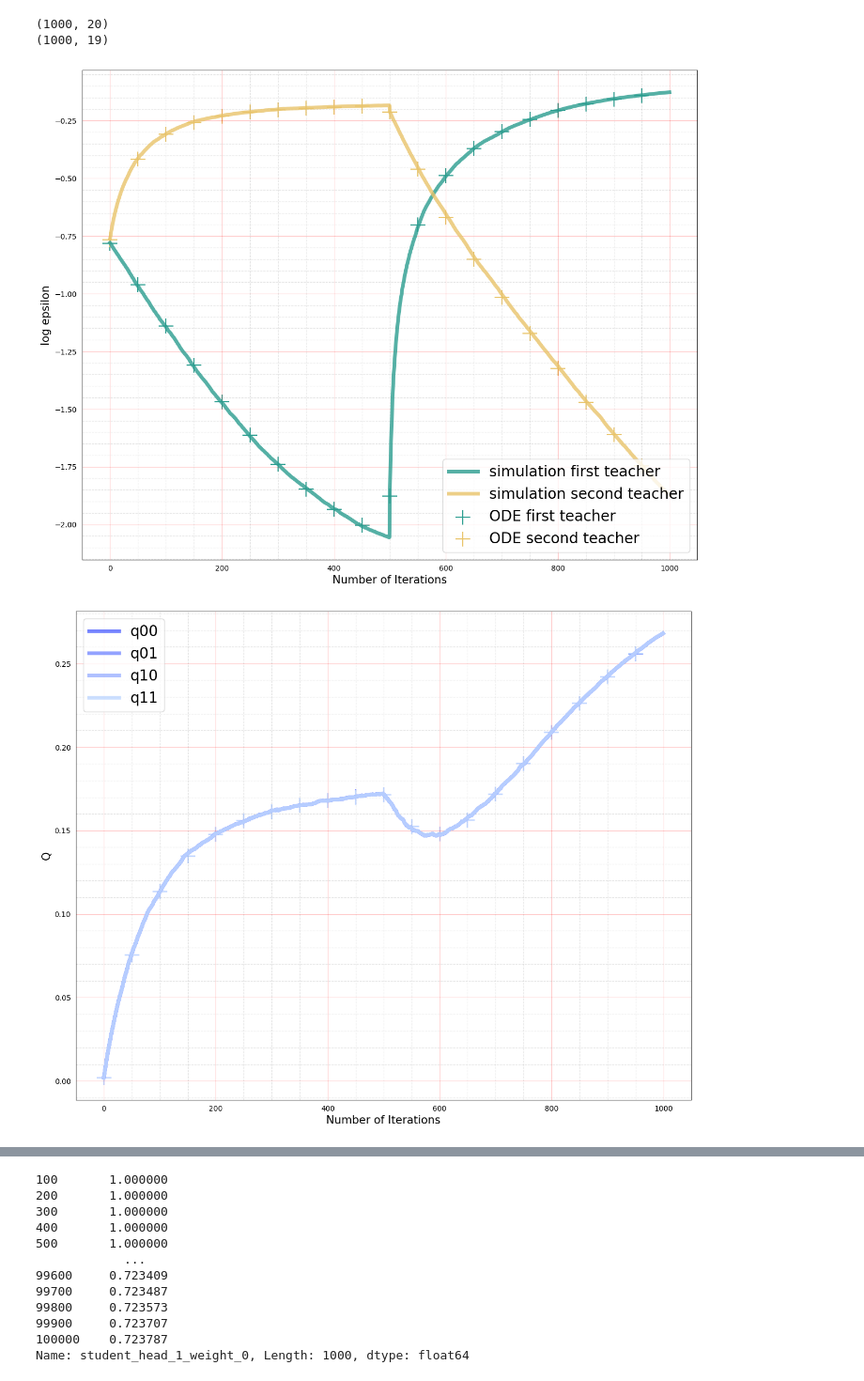
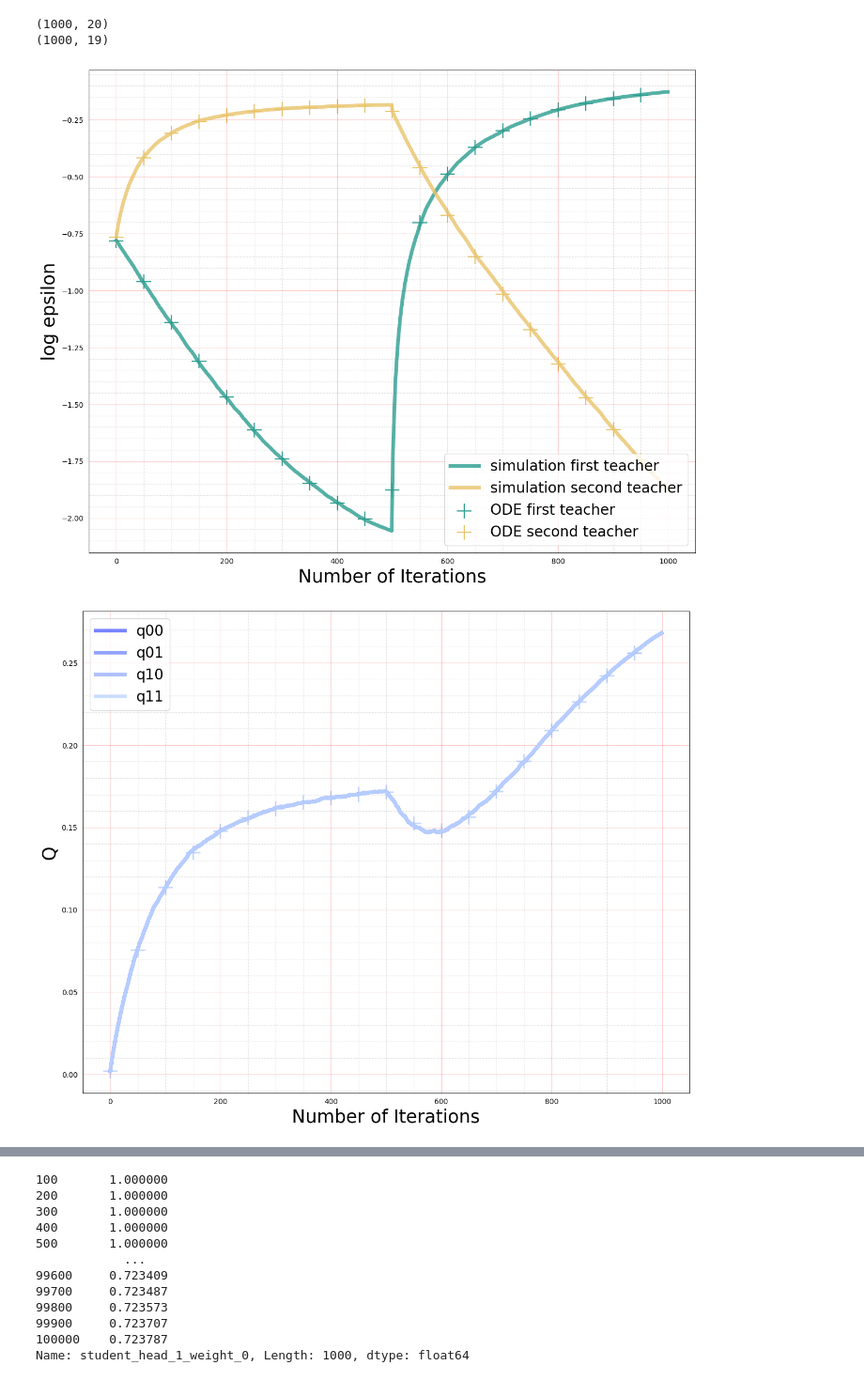
Before and after one commit to Lisa-ach/student_teacher_catastrophic, a Jupyter notebook: notes/Experiment1/Figure2.ipynb, the cells around one changed output, grey strips where cells are left out. Shown at 94% size. Cells and saved outputs as stored; diff of their text form; code cells hidden in the pictures.

```diff
--- a/notes/Experiment1/Figure2.ipynb
+++ b/notes/Experiment1/Figure2.ipynb
@@ -44,36 +44,36 @@ network_error_1 = np.array(network_df["log_generalisation_error_1"])
 ode_error_0 = np.array(ode_df["log_generalisation_error_0"])
 ode_error_1 = np.array(ode_df["log_generalisation_error_1"])
 plt.plot(range(len(network_error_0)), network_error_0, alpha=0.8, linewidth=5, color="#2A9D8F", label="simulation first teacher")
 plt.plot(range(len(network_error_1)), network_error_1, alpha=0.8, linewidth=5, color="#E9C46A", label="simulation second teacher")
 plt.scatter(range(len(ode_error_0))[::f], ode_error_0[::f], marker="+", color="#2A9D8F", s=400, label="ODE first teacher")
 plt.scatter(range(len(ode_error_1))[::f], ode_error_1[::f], marker="+", color="#E9C46A", s=400, label="ODE second teacher")
 # plt.xlim(0, 10000)
 # plt.ylim(-4.5, -0.5)
 plt.minorticks_on()
 # plt.grid(b=True, which='major', color='r', linestyle='-', alpha=0.2)
 # plt.grid(b=True, which='minor', color='gray', linestyle='--', alpha=0.2)
 plt.grid(True, which='major', color='r', linestyle='-', alpha=0.2)
 plt.grid(True, which='minor', color='gray', linestyle='--', alpha=0.2)
 
 plt.tick_params(
             axis='both',         # changes apply to the x-axis
             which='both',      # both major and minor ticks are affected
             bottom=False,      # ticks along the bottom edge are off
             top=False,         # ticks along the top edge are off
             labelbottom=True, # labels along the bottom edge are off
             left=False,
             labelleft=True
         )
 
-plt.xlabel("Number of Iterations", fontsize=15)
-plt.ylabel("log epsilon", fontsize=15)
+plt.xlabel("Number of Iterations", fontsize=25)
+plt.ylabel("log epsilon", fontsize=25)
 
 plt.legend(loc="best", fontsize=20, frameon=True)
 
 fig1.show()
 fig1.savefig("ode_verification_error_crosses.pdf", dpi=100, bbox_inches='tight', pad_inches=0)
 # %% [output]
-[figure, old version]
+[figure, new version]
 # %%
 f = 50
 
@@ -116,15 +116,15 @@ plt.tick_params(
             labelleft=True
         )
 
-plt.xlabel("Number of Iterations", fontsize=15)
-plt.ylabel("Q", fontsize=15)
+plt.xlabel("Number of Iterations", fontsize=25)
+plt.ylabel("Q", fontsize=25)
 
 plt.legend(loc="best", fontsize=20, frameon=True)
 
 fig2.show()
 fig2.savefig("ode_verification_q_crosses.pdf", dpi=100, bbox_inches='tight', pad_inches=0)
 # %% [output]
-[figure, old version]
+[figure, new version]
 # %%
 f = 50
 
```
Also changed, not shown: parts of 4 cells of this notebook, 1 other file.
